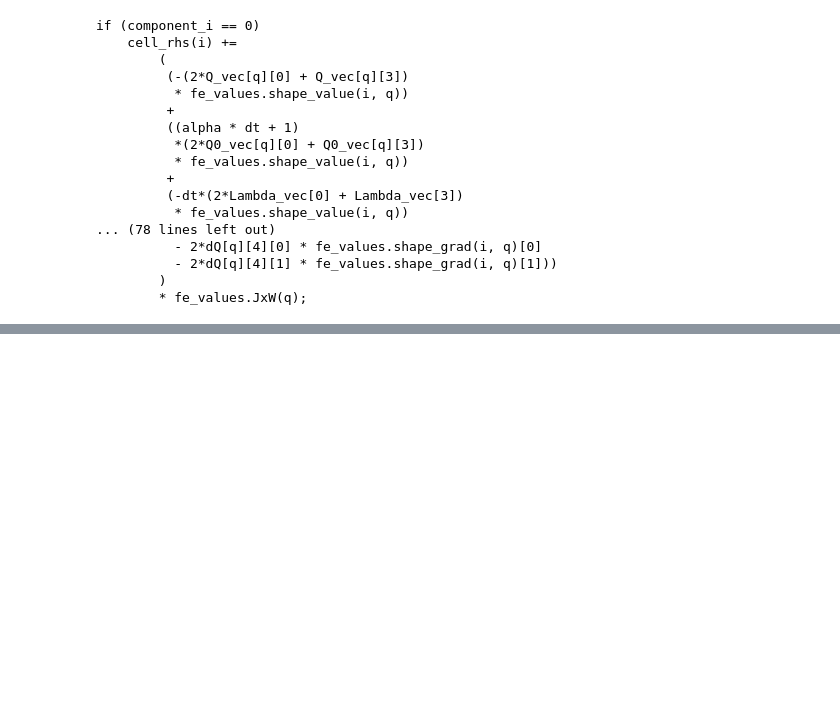
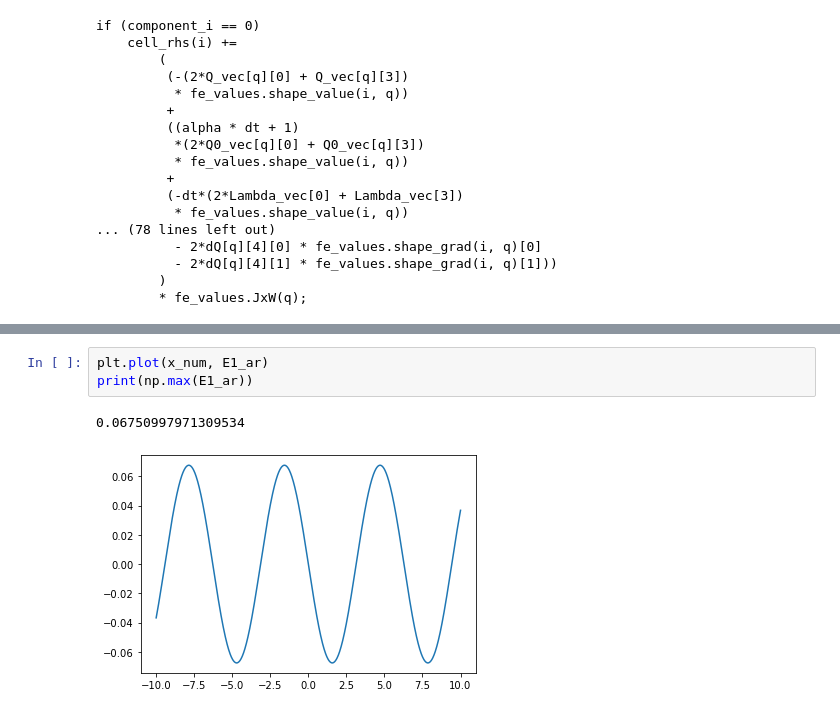
Before and after one commit to lucasmyers97/maier-saupe-lc-hydrodynamics, a Jupyter notebook: theory/anisotropic-elastic-terms/anisotropic_elasticity_calculations.ipynb, the cells around one changed output, grey strips where cells are left out. Saved outputs shown, nothing was run; the diff lists cells and outputs as text; blank space fills up the shorter version.

```diff
--- a/theory/anisotropic-elastic-terms/anisotropic_elasticity_calculations.ipynb
+++ b/theory/anisotropic-elastic-terms/anisotropic_elasticity_calculations.ipynb
@@ -668,0 +1061,6 @@ if (component_i == 0 && component_j == 0)
+# %%
+plt.plot(x_num, E1_ar)
+print(np.max(E1_ar))
+# %% [output]
+0.06750997971309534
+[figure, added]
```
Also changed, not shown: parts of 51 cells of this notebook, 2 other files.
